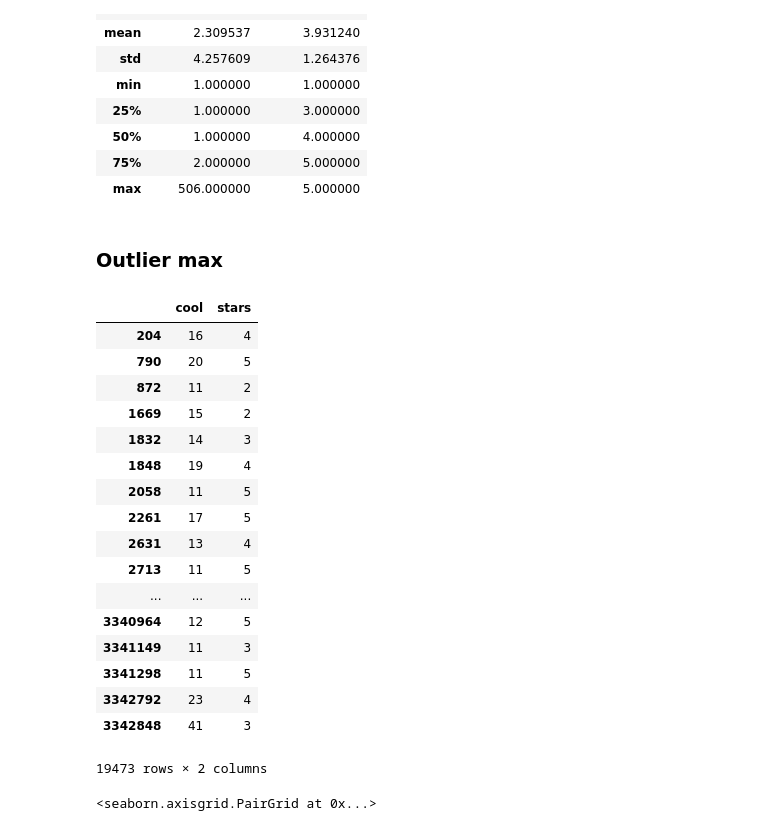
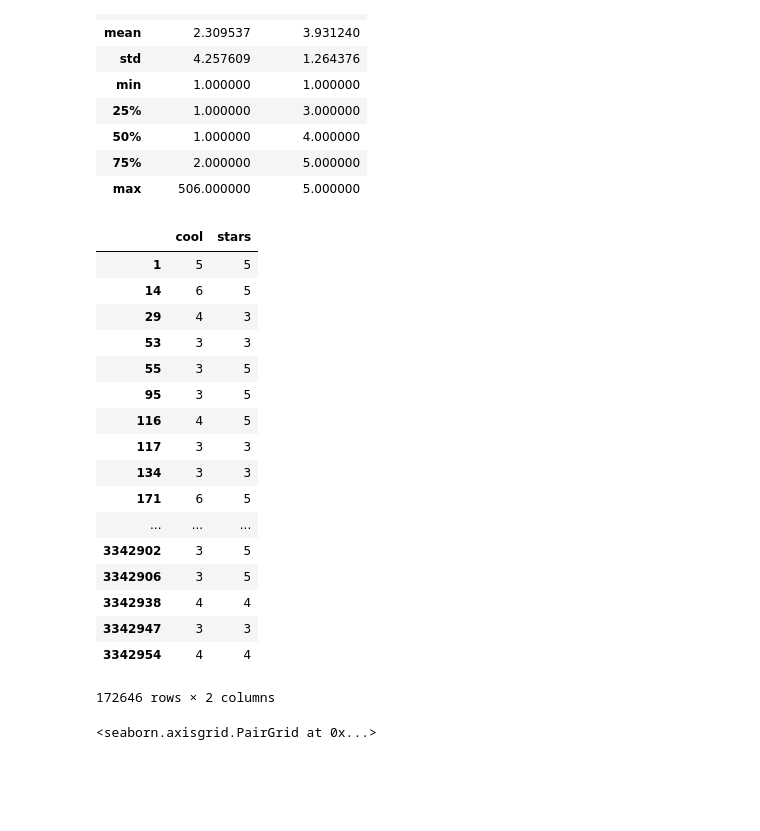
Before and after one commit to aenet/mentoria, a Jupyter notebook: analisis-curacion/tp2-analisis-curacion-datos.ipynb, the cells around one changed output. Drawn from its saved outputs; the diff is of its cells as text; code cells hidden in the pictures; blank space fills up the shorter version.

Commit message:
update on outliers

```diff
--- a/analisis-curacion/tp2-analisis-curacion-datos.ipynb
+++ b/analisis-curacion/tp2-analisis-curacion-datos.ipynb
@@ -131,29 +92,27 @@ cool.describe()
 | 50% | 1.000000 | 4.000000 |
 | 75% | 2.000000 | 5.000000 |
 | max | 506.000000 | 5.000000 |
-# %% [markdown]
-### Outlier max
 # %%
-cool[cool["cool"] > 10]
+cool[cool["cool"] > 2]
 # %% [output]
 |  | cool | stars |
-| 204 | 16 | 4 |
-| 790 | 20 | 5 |
-| 872 | 11 | 2 |
-| 1669 | 15 | 2 |
-| 1832 | 14 | 3 |
-| 1848 | 19 | 4 |
-| 2058 | 11 | 5 |
-| 2261 | 17 | 5 |
-| 2631 | 13 | 4 |
-| 2713 | 11 | 5 |
+| 1 | 5 | 5 |
+| 14 | 6 | 5 |
+| 29 | 4 | 3 |
+| 53 | 3 | 3 |
+| 55 | 3 | 5 |
+| 95 | 3 | 5 |
+| 116 | 4 | 5 |
+| 117 | 3 | 3 |
+| 134 | 3 | 3 |
+| 171 | 6 | 5 |
 | ... | ... | ... |
-| 3340964 | 12 | 5 |
-| 3341149 | 11 | 3 |
-| 3341298 | 11 | 5 |
-| 3342792 | 23 | 4 |
-| 3342848 | 41 | 3 |
+| 3342902 | 3 | 5 |
+| 3342906 | 3 | 5 |
+| 3342938 | 4 | 4 |
+| 3342947 | 3 | 3 |
+| 3342954 | 4 | 4 |
-19473 rows × 2 columns
+172646 rows × 2 columns
 # %%
 sb.pairplot(data=df_int[["funny", "cool", "useful"]])
 # %% [output]
```
Also changed, not shown: parts of 5 cells of this notebook.
